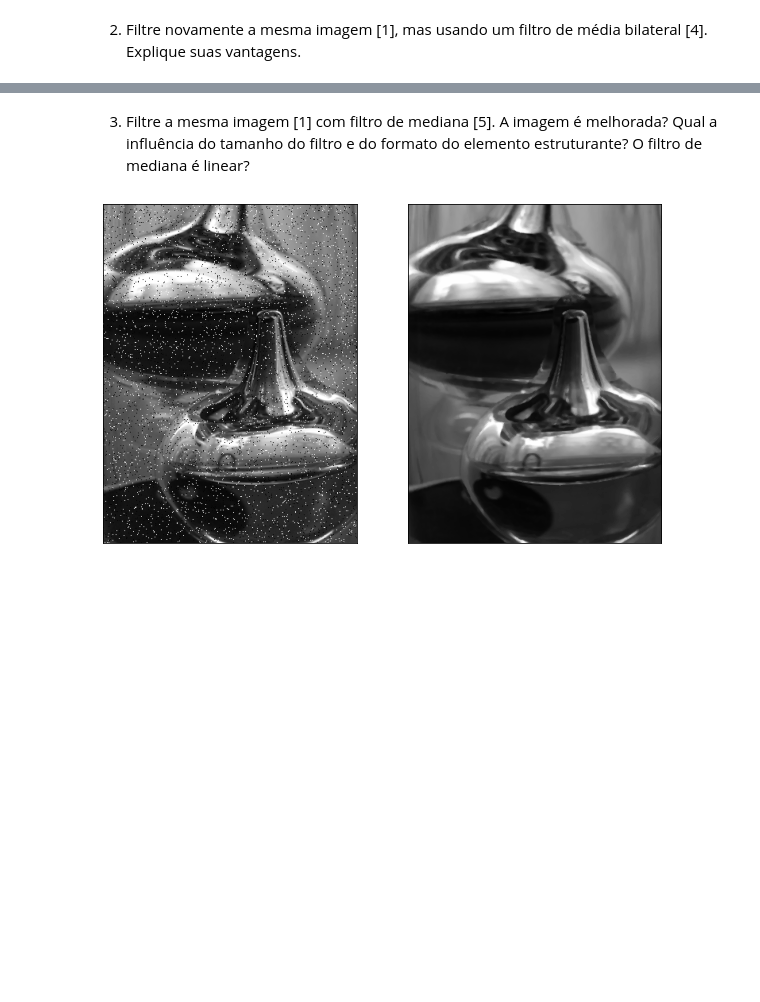
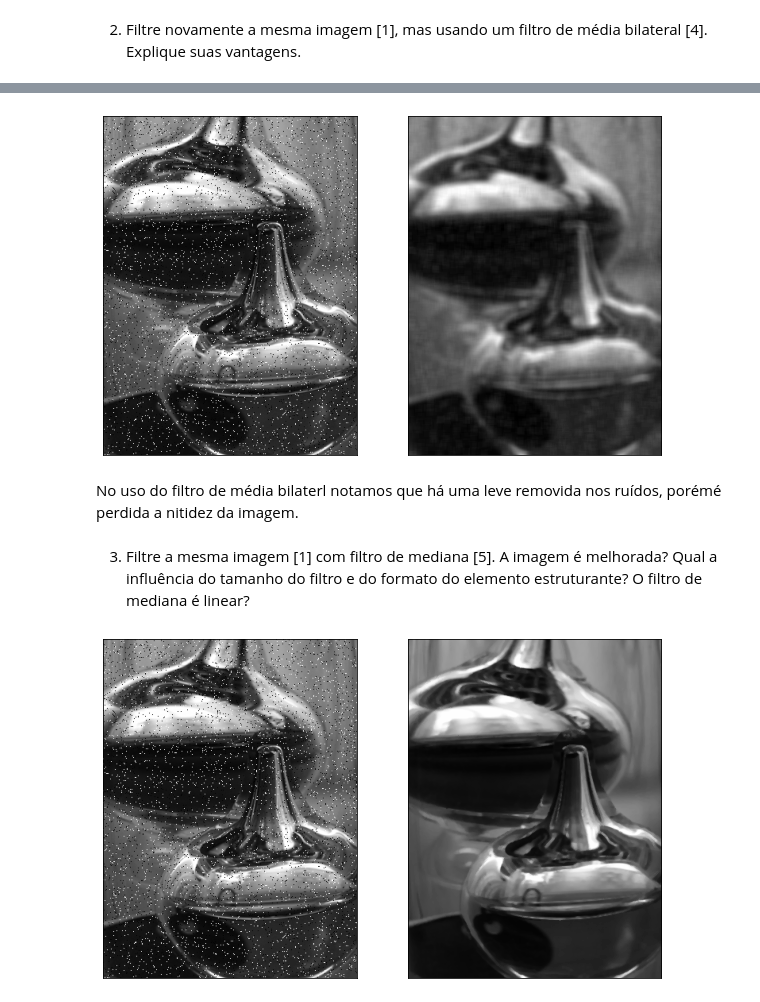
Before and after one commit to victoriafabris/disciplina-dsp-audio-video, a Jupyter notebook: atividade8/atividade_8.ipynb, the cells around one changed output, grey strips where cells are left out. Cells and saved outputs as stored; diff of their text form; code cells hidden in the pictures; blank space fills up the shorter version.

```diff
--- a/atividade8/atividade_8.ipynb
+++ b/atividade8/atividade_8.ipynb
@@ -33,8 +33,8 @@ isp.imshowpair(noise,noise,cmap='gray')
 [figure]
 # %%
 #filtro passa-baixas (b) 9x9
-M9 = morphology.square(9)*1/(9**2) #usando o elemento estruturante square
-noise9 = signal.convolve2d(noise,M9) #convolucao dos dois vetores
+noise_pb9 = morphology.square(9)*1/(9**2) #usando o elemento estruturante square
+noise9 = signal.convolve2d(noise,noise_pb9) #convolucao dos dois vetores
 plt.figure(figsize=(10,14))
 isp.imshowpair(noise,noise9,cmap='gray')
 # %% [output]
@@ -69,3 +60,12 @@ plt.tight_layout()
+# %%
+#filtro passa-baixas 9x9
+noise_mean9 = rank.mean(noise,noise_pb9)
+plt.figure(figsize=(10,14))
+isp.imshowpair(noise,noise_mean9,cmap='gray')
+# %% [output]
+[figure, added]
+# %% [markdown]
+No uso do filtro de média bilaterl notamos que há uma leve removida nos ruídos, porémé perdida a nitidez da imagem.
 # %% [markdown]
 3. Filtre a mesma imagem [1] com filtro de mediana [5]. A imagem é melhorada? Qual a influência do tamanho do filtro e do formato do elemento estruturante? O filtro de mediana é linear?
 # %%
```
Also changed, not shown: parts of 16 cells of this notebook.
